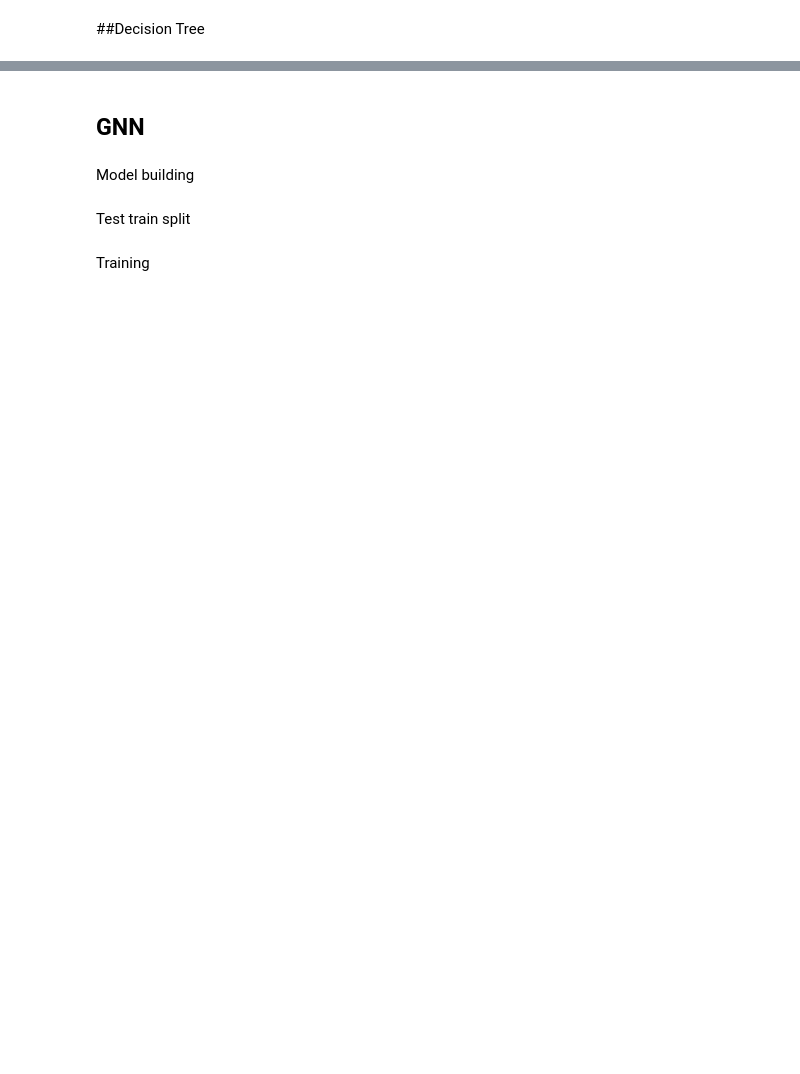
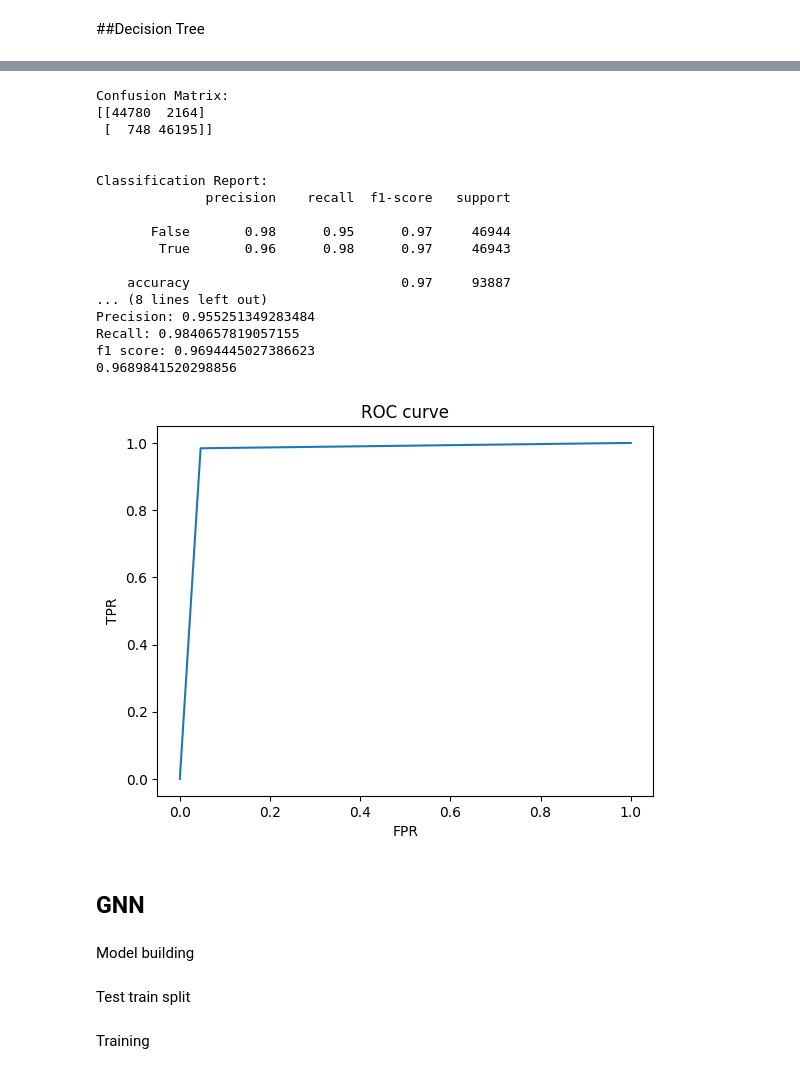
Before and after one commit to lovepreetmultani/Anti-Money-Laundering, a Jupyter notebook: xgboost_Fraud_Detection.ipynb, the cells around one changed output, grey strips where cells are left out. Drawn from its saved outputs; the diff is of its cells as text; code cells hidden in the pictures; blank space fills up the shorter version.

```diff
--- a/xgboost_Fraud_Detection.ipynb
+++ b/xgboost_Fraud_Detection.ipynb
@@ -403,36 +431,55 @@ print(f"Decision Tree Test precision: {dt_test_precision}")
 # %%
 from sklearn.metrics import classification_report, confusion_matrix, accuracy_score, precision_score, recall_score, roc_curve, roc_auc_score, f1_score
 result = confusion_matrix(y_test, dt_test_predictions)
 print("Confusion Matrix:")
 print(result)
 print('\n')
 result1 = classification_report(y_test, dt_test_predictions)
 print("Classification Report:",)
 print (result1)
 print('\n')
-result2 = accuracy_score(y_test,dt_test_predictions)
-print("Accuracy:",result2)
+d_result2 = accuracy_score(y_test,dt_test_predictions)
+print("Accuracy:",d_result2)
 print('\n')
 # calculate precision and recall scores
-precision = precision_score(y_test, dt_test_predictions)
-recall = recall_score(y_test, dt_test_predictions)
-f1score = f1_score(y_test, dt_test_predictions)
+d_precision = precision_score(y_test, dt_test_predictions)
+d_recall = recall_score(y_test, dt_test_predictions)
+d_f1score = f1_score(y_test, dt_test_predictions)
 
 # print the results
-print("Precision:", precision)
-print("Recall:", recall)
-print("f1 score:", recall)
+print("Precision:", d_precision)
+print("Recall:", d_recall)
+print("f1 score:", d_f1score)
 
 print(roc_auc_score(y_test, dt_test_predictions))
 
 fpr, tpr, _ = roc_curve(y_test, dt_test_predictions)
 
 plt.clf()
 plt.plot(fpr, tpr)
 plt.xlabel('FPR')
 plt.ylabel('TPR')
 plt.title('ROC curve')
 plt.show()
+# %% [output]
+Confusion Matrix:
+[[44780  2164]
+ [  748 46195]]
+
+
+Classification Report:
+              precision    recall  f1-score   support
+
+       False       0.98      0.95      0.97     46944
+        True       0.96      0.98      0.97     46943
+
+    accuracy                           0.97     93887
+... (8 lines left out)
+Precision: 0.955251349283484
+Recall: 0.9840657819057155
+f1 score: 0.9694445027386623
+0.9689841520298856
+[figure, added]
 # %% [markdown]
 ## GNN
 # %% [markdown]
```
Also changed, not shown: parts of 25 cells of this notebook.
